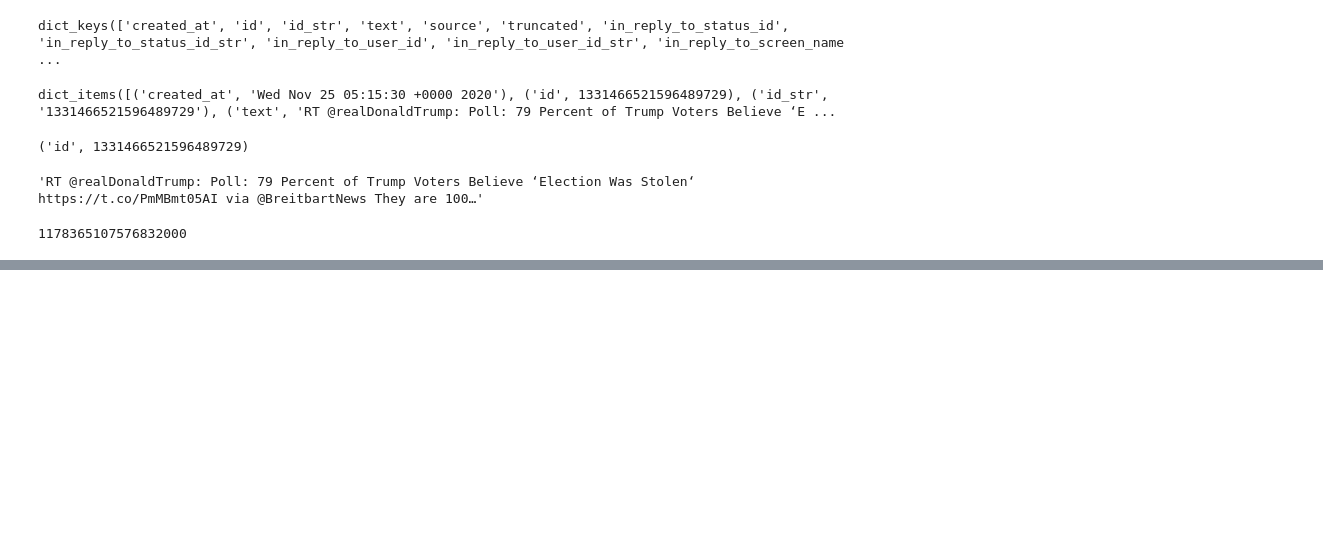
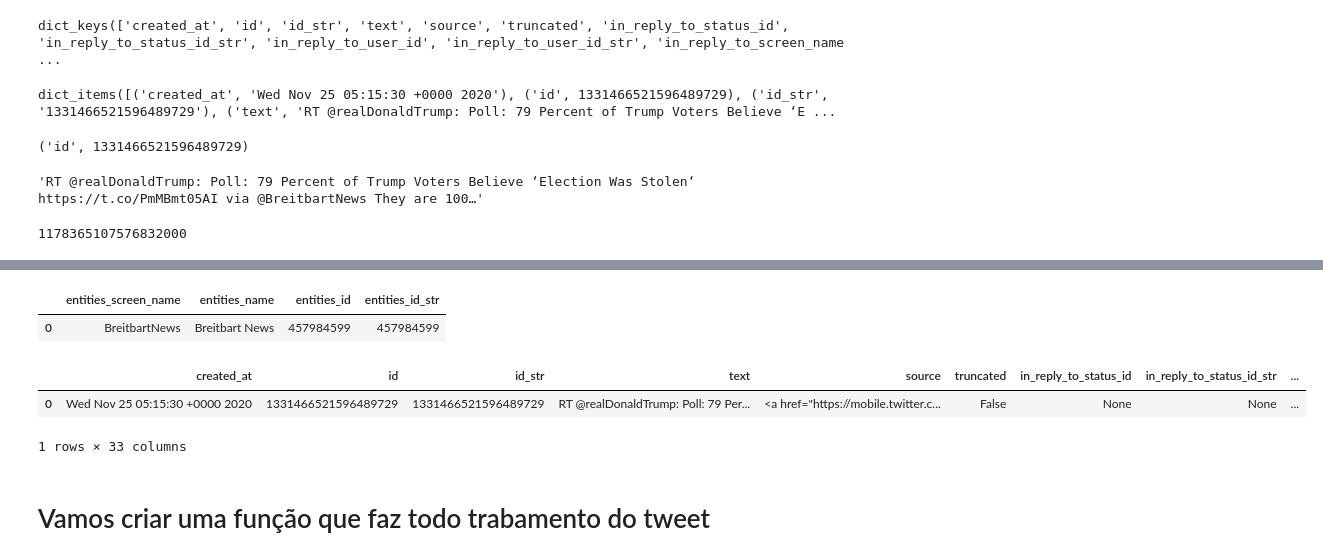
Before and after one commit to tiagojaques/igti_bootcamp_data_engineer, a Jupyter notebook: Modulo 01/extract_analyze_tweets.ipynb, the cells around one changed output, grey strips where cells are left out. Saved outputs shown, nothing was run; the diff lists cells and outputs as text; code cells hidden in the pictures; blank space fills up the shorter version.

```diff
--- a/Modulo 01/extract_analyze_tweets.ipynb
+++ b/Modulo 01/extract_analyze_tweets.ipynb
@@ -116,0 +204,20 @@ primeirotweet["user"]["id"]
+# %%
+user_mentions = []
+
+for i in range(len(primeirotweet['entities']['user_mentions'])):
+    dicionariobase = primeirotweet['entities']['user_mentions'][i].copy()
+    dicionariobase.pop('indices', None)
+    df = pd.DataFrame(dicionariobase, index=[0])
+    df = df.rename(columns={
+        'screen_name' : 'entities_screen_name',
+        'name' : 'entities_name',
+        'id' : 'entities_id',
+        'id_str' : 'entities_id_str'
+    })
+
+user_mentions.append(df)
+# %%
+user_mentions[0]
+# %% [output]
+|  | entities_screen_name | entities_name | entities_id | entities_id_str |
+| 0 | BreitbartNews | Breitbart News | 457984599 | 457984599 |
@@ -116,0 +231,8 @@ primeirotweet["user"]["id"]
+# %%
+dfs[0]
+# %% [output]
+|  | created_at | id | id_str | text | source | truncated | in_reply_to_status_id | in_reply_to_status_id_str | ... |
+| 0 | Wed Nov 25 05:15:30 +0000 2020 | 1331466521596489729 | 1331466521596489729 | RT @realDonaldTrump: Poll: 79 Per... | <a href="https://mobile.twitter.c... | False | None | None | ... |
+1 rows × 33 columns
+# %% [markdown]
+# Vamos criar uma função que faz todo trabamento do tweet
```
Also changed, not shown: parts of 20 cells of this notebook.
